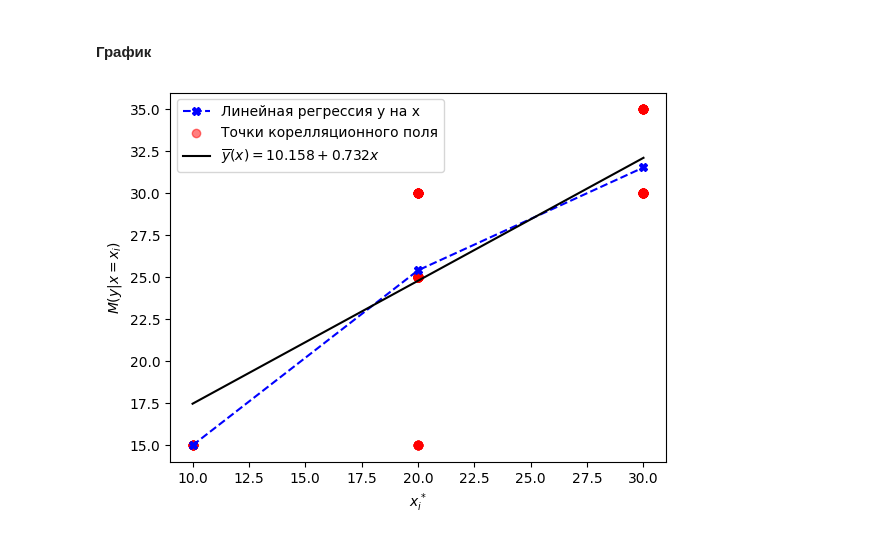
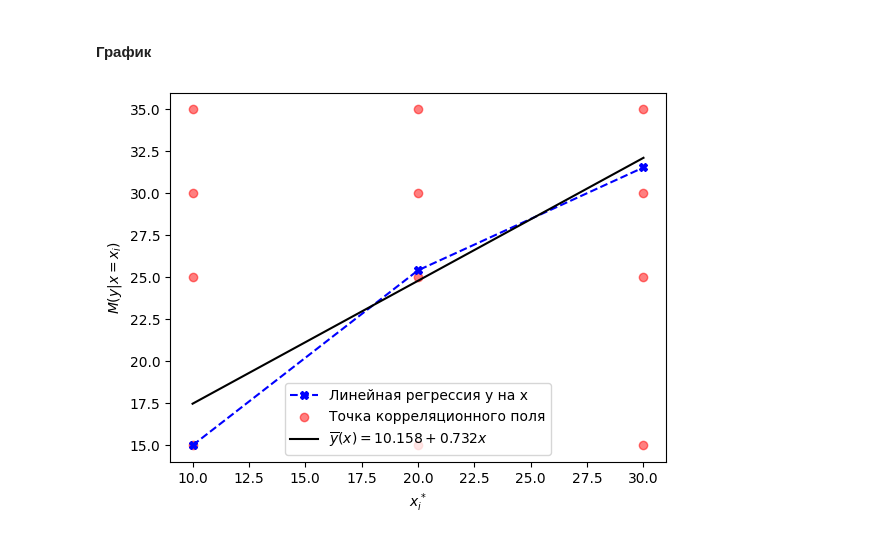
Before and after one commit to Romariok/Mathematical-statistics, a Jupyter notebook: lab6/main.ipynb, the cells around one changed output. Saved outputs shown, nothing was run; the diff lists cells and outputs as text; code cells hidden in the pictures.

```diff
--- a/lab6/main.ipynb
+++ b/lab6/main.ipynb
@@ -117,25 +117,24 @@ $\delta_{x=30} = \frac{32.118 - 31.538462}{31.538462} \cdot 100\% = 1.838\%$
 # %%
 plt.plot(x, relative_means_y, marker='X', color='blue', linestyle='--', label=r'Линейная регрессия y на x')
 
-# Подготовка данных для корреляционного поля
-correlation_data = []
+label_added = False
 for i in range(len(x)):
     for j in range(len(y)):
-        # Добавляем точки (x, y) по количеству случаев в таблице данных
-        correlation_data.extend([(x[i], y[j])] * data[i, j])
-
-correlation_data = np.array(correlation_data)
-plt.scatter(correlation_data[:, 0], correlation_data[:, 1], alpha=0.5, label='Точки корелляционного поля', color='red')
+        if not label_added:
+            plt.scatter(x[i], y[j], color='red', alpha=0.5, label=r'Точка корреляционного поля')
+            label_added = True
+        else:
+            plt.scatter(x[i], y[j], color='red', alpha=0.5)
 
 
 a = 295077 / 29050
 b = 212613 / 290500
 x_line = range(min(x), max(x) + 1)
 y_line = [a + b * xi for xi in x_line]
 plt.plot(x_line, y_line, color='black', label=r'$\overline{y}(x) = 10.158 + 0.732x$')
 plt.xlabel(r'$x^*_i$')
 plt.ylabel(r'$M(y|x=x_i)$')
 plt.legend()
 plt.show()
 # %% [output]
-[figure, old version]
+[figure, new version]
```
